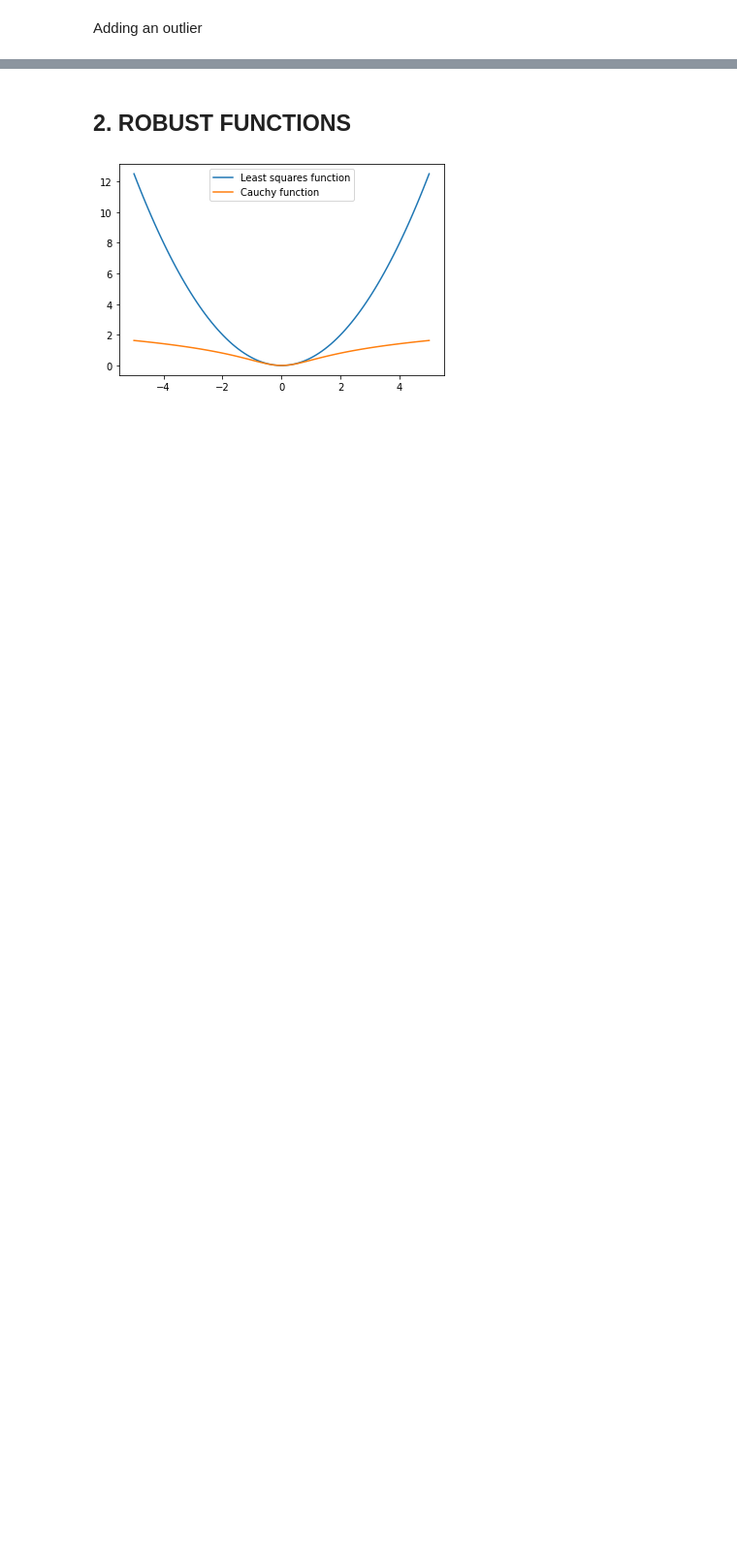
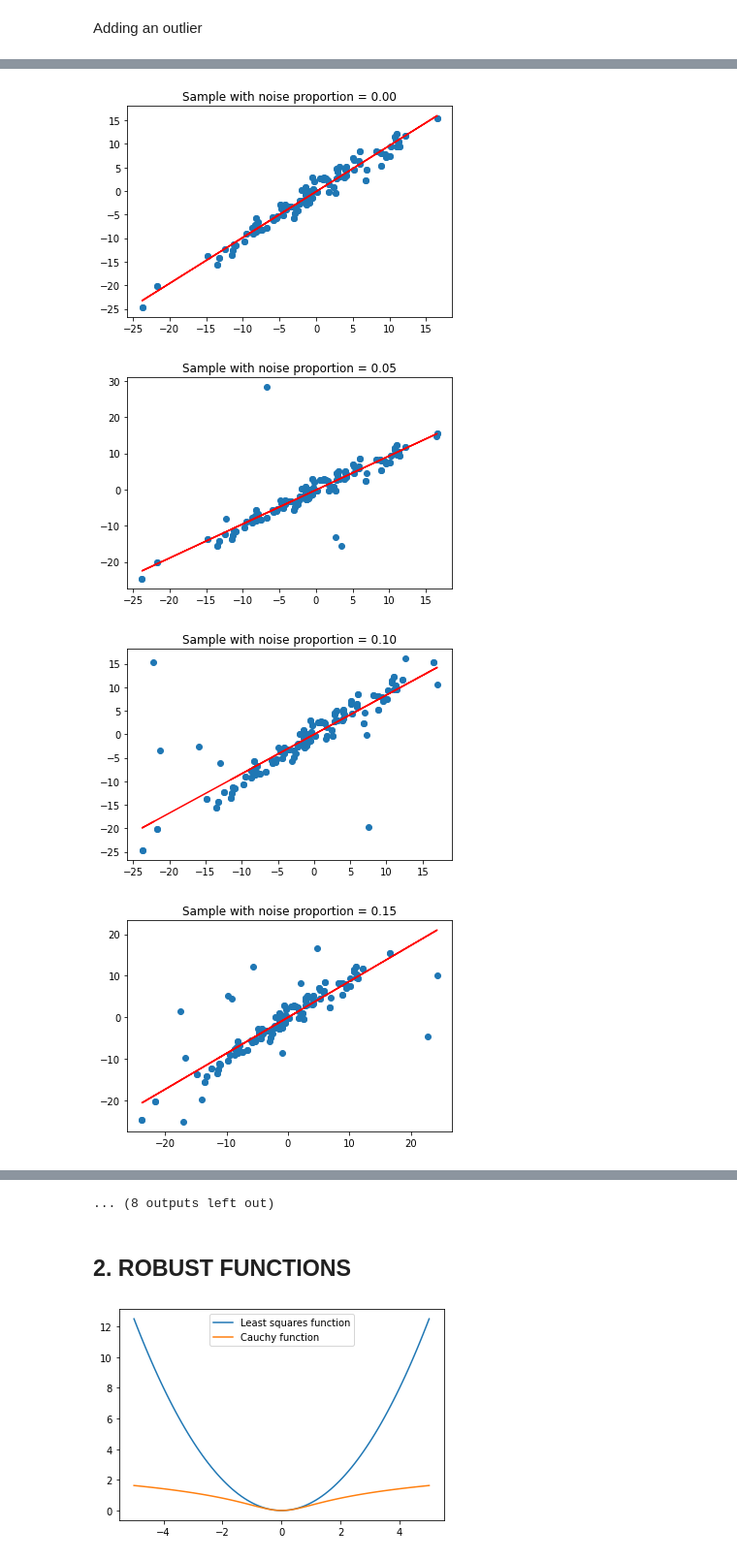
Before and after one commit to Vol0kin/OPT, a Jupyter notebook: Labs/Lab3/Lab_3.ipynb, the cells around one changed output, grey strips where cells are left out. Shown at 97% size. Cells and saved outputs as stored; diff of their text form; code cells hidden in the pictures; blank space fills up the shorter version.

```diff
--- a/Labs/Lab3/Lab_3.ipynb
+++ b/Labs/Lab3/Lab_3.ipynb
@@ -96,11 +94,17 @@ def generate_noisy_sample(x, y, prop=0.1):
 
     return noisy_x, noisy_y
 # %%
-noise_props = [0.05, 0.1, 0.15, 0.2, 0.25, 0.3]
+noise_props = np.arange(0, 1, 0.05)
 
-#for prop in noise_props:
-    #x_noisy, y_noisy = generate_noisy_sample(x, y, prop=prop)
+for prop in noise_props:
+    # Generate noisy sample
+    x_noisy, y_noisy = generate_noisy_sample(x, y, prop=prop)
 
-    #w_opt, n = adapting_gradient_descent(x_noisy, y_noisy, error, grad_error)
+    w_opt, n = adapting_gradient_descent(x_noisy, y_noisy, error, grad_error)
 
-    #plot_fitted_line(x_noisy, y_noisy, w_opt, title=f'Sample with noise proportion = {prop}')
+    plot_fitted_line(x_noisy, y_noisy, w_opt, title=f'Sample with noise proportion = {prop:.2f}')
+# %% [output]
+[figure, added]
+[figure, added]
+[figure, added]
+[figure, added]
@@ -107,3 +119,4 @@ noise_props = [0.05, 0.1, 0.15, 0.2, 0.25, 0.3]
+... (8 outputs left out)
 # %% [markdown]
 ## 2. ROBUST FUNCTIONS
 # %%
```
Also changed, not shown: parts of 20 cells of this notebook.
